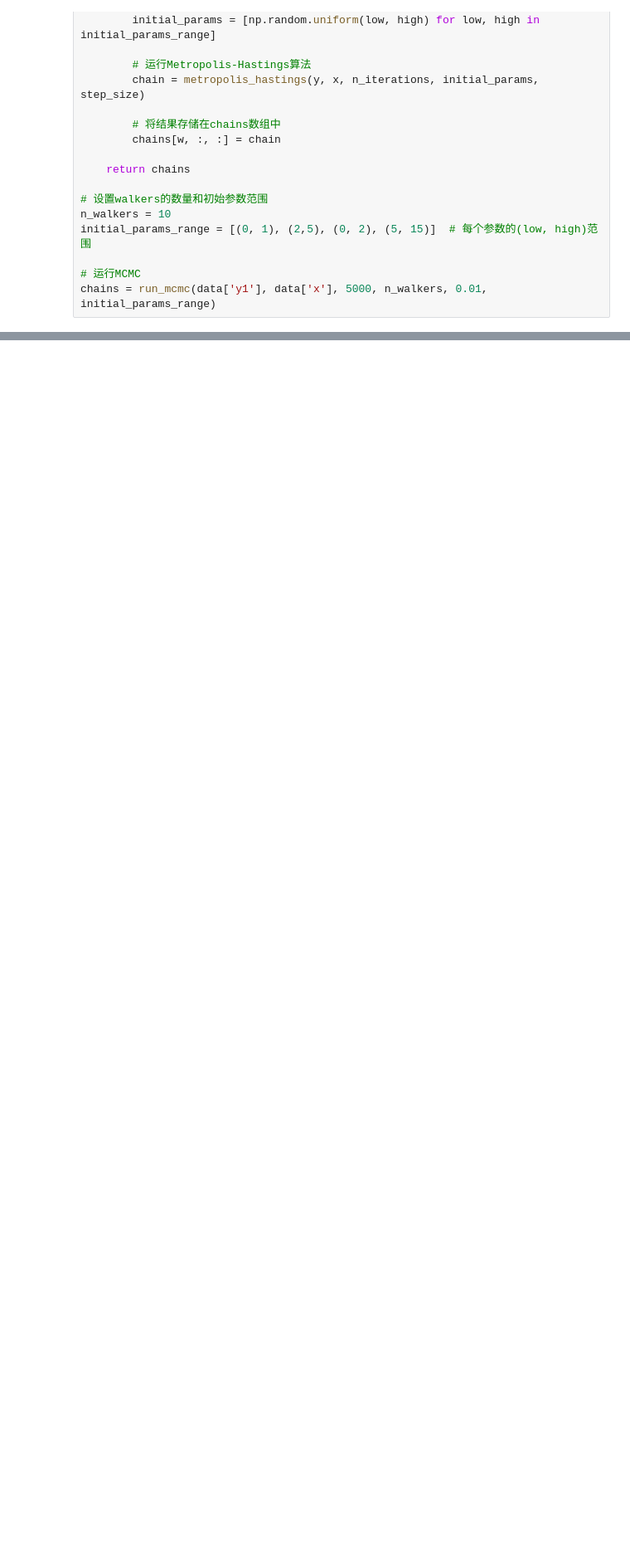
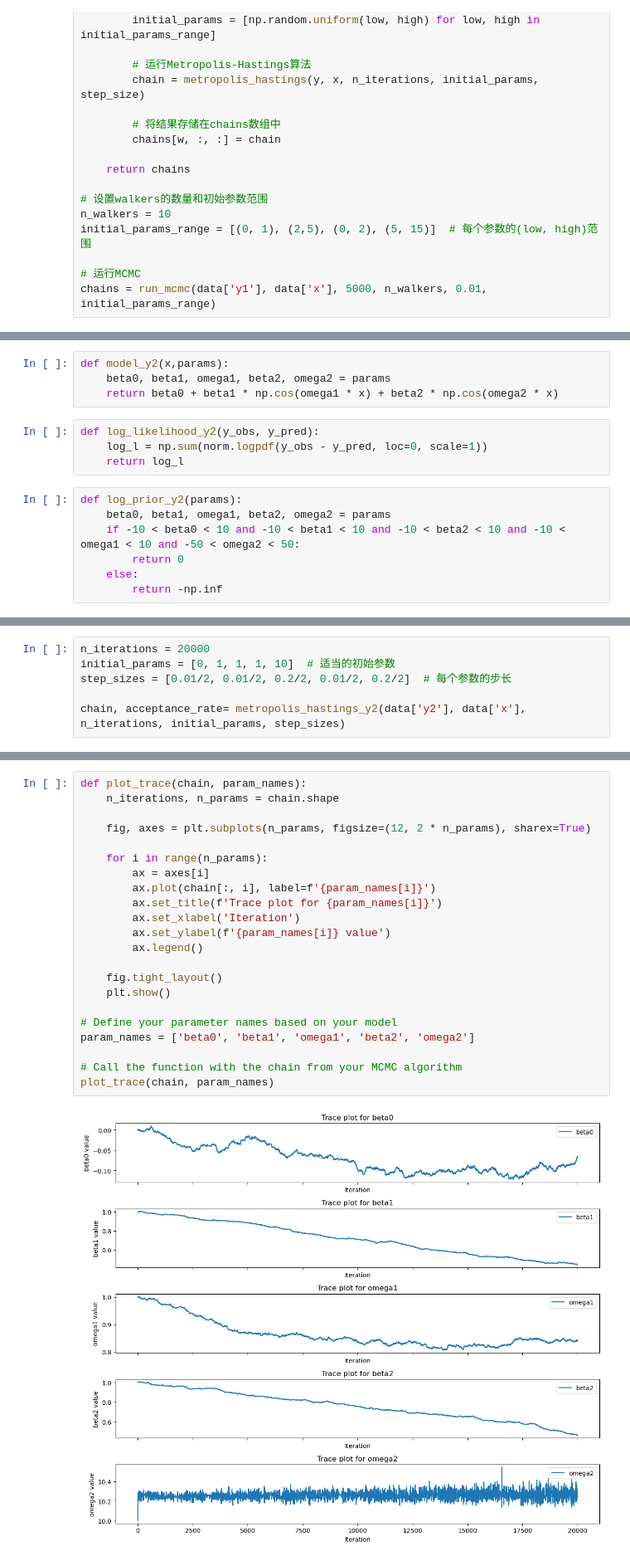
Before and after one commit to yyk1999/Project, a Jupyter notebook: Week4.ipynb, the cells around one changed output, grey strips where cells are left out. Shown at 83% size. Saved outputs shown, nothing was run; the diff lists cells and outputs as text; blank space fills up the shorter version.

```diff
--- a/Week4.ipynb
+++ b/Week4.ipynb
@@ -181,0 +194,15 @@ for id in range(4):
+# %%
+def model_y2(x,params):
+    beta0, beta1, omega1, beta2, omega2 = params
+    return beta0 + beta1 * np.cos(omega1 * x) + beta2 * np.cos(omega2 * x)
+# %%
+def log_likelihood_y2(y_obs, y_pred):
+    log_l = np.sum(norm.logpdf(y_obs - y_pred, loc=0, scale=1))
+    return log_l
+# %%
+def log_prior_y2(params):
+    beta0, beta1, omega1, beta2, omega2 = params
+    if -10 < beta0 < 10 and -10 < beta1 < 10 and -10 < beta2 < 10 and -10 < omega1 < 10 and -50 < omega2 < 50:
+        return 0
+    else:
+        return -np.inf
@@ -181,0 +235,6 @@ for id in range(4):
+# %%
+n_iterations = 20000
+initial_params = [0, 1, 1, 1, 10]  # 适当的初始参数
+step_sizes = [0.01/2, 0.01/2, 0.2/2, 0.01/2, 0.2/2]  # 每个参数的步长
+
+chain, acceptance_rate= metropolis_hastings_y2(data['y2'], data['x'], n_iterations, initial_params, step_sizes)
@@ -181,0 +261,24 @@ for id in range(4):
+# %%
+def plot_trace(chain, param_names):
+    n_iterations, n_params = chain.shape
+
+    fig, axes = plt.subplots(n_params, figsize=(12, 2 * n_params), sharex=True)
+
+    for i in range(n_params):
+        ax = axes[i]
+        ax.plot(chain[:, i], label=f'{param_names[i]}')
+        ax.set_title(f'Trace plot for {param_names[i]}')
+        ax.set_xlabel('Iteration')
+        ax.set_ylabel(f'{param_names[i]} value')
+        ax.legend()
+
+    fig.tight_layout()
+    plt.show()
+
+# Define your parameter names based on your model
+param_names = ['beta0', 'beta1', 'omega1', 'beta2', 'omega2']
+
+# Call the function with the chain from your MCMC algorithm
+plot_trace(chain, param_names)
+# %% [output]
+[figure, added]
```
Also changed, not shown: parts of 26 cells of this notebook.
